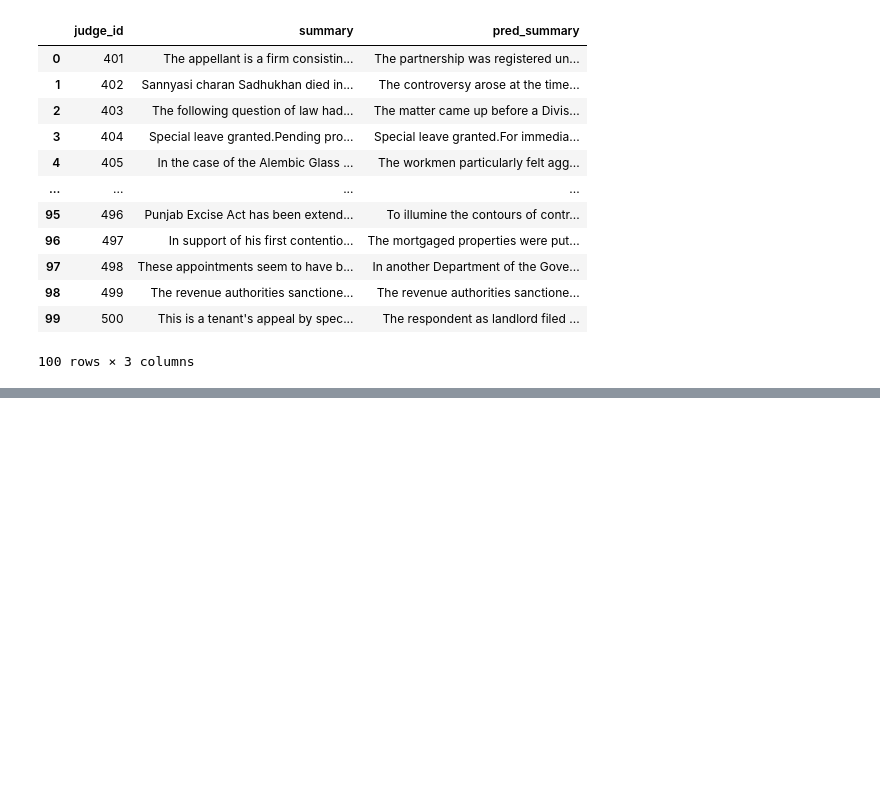
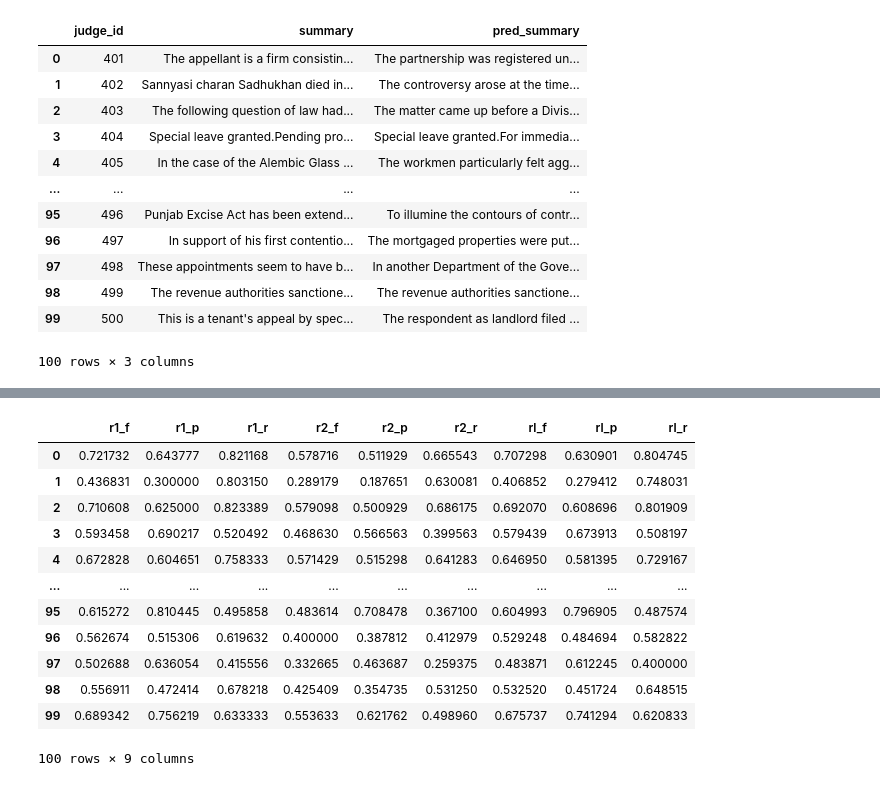
Before and after one commit to sidrusiya/AILA_KFolds, a Jupyter notebook: AILA_Task2.ipynb, the cells around one changed output, grey strips where cells are left out. Cells and saved outputs as stored; diff of their text form; code cells hidden in the pictures; blank space fills up the shorter version.

```diff
--- a/AILA_Task2.ipynb
+++ b/AILA_Task2.ipynb
@@ -317,0 +314,4 @@ df2
+# %%
+dataset = open('/content/drive/MyDrive/nit_agartala_nlp_team2_1.tsv', 'r')
+df2 = pd.read_csv(dataset, sep='\t')
+df2
@@ -371,7 +382,0 @@ Successfully installed rouge-score-0.0.4
-# %%
-from rouge_score import rouge_scorer
-
-scorer = rouge_scorer.RougeScorer(['rouge1', 'rougeL'], use_stemmer=True)
-scores = scorer.score(summary_file['summary'][0],
-                      summary_file['pred_summary'][0])
-scores
@@ -381,11 +382,0 @@ scores
-# %%
-!pip install rouge
-
-from rouge import Rouge
-
-hyps, refs = map(list, zip(*[[summary_file['pred_summary'][i], summary_file['summary'][i]] for i in summary_file.index]))
-
-
-
-rouge = Rouge()
-scores = rouge.get_scores(hyps, refs, avg=True)
@@ -395,0 +383,31 @@ NameError: ignored
+# %%
+rouge_scores= pd.DataFrame(columns=['r1_f', 'r1_p', 'r1_r', 'r2_f', 'r2_p', 'r2_r', 'rl_f', 'rl_p', 'rl_r'])
+
+#for i in range(100):
+  #rouge_scores= rouge_scores.append({'r1_f': 0.0 , 'r1_p': 0.0 , 'r1_r': 0.0 , 'r2_f': 0.0 , 'r2_p': 0.0 , 'r2_r': 0.0 , 'rl_f': 0.0 , 'rl_p': 0.0 , 'rl_r': 0.0 }, ignore_index=True)
+
+
+for i in summary_file.index:
+    if(summary_file['summary'][i]==''):
+      summary_file['summary'][i]+="Empty"
+    if(summary_file['pred_summary'][i]==''):
+      summary_file['pred_summary'][i]+="Empty"
+    scores = rouge.get_scores(summary_file['pred_summary'][i], summary_file['summary'][i])
+    rouge_scores= rouge_scores.append({'r1_f': scores[0]['rouge-1']['f'] , 'r1_p': scores[0]['rouge-1']['p'] , 'r1_r': scores[0]['rouge-1']['r'] , 'r2_f': scores[0]['rouge-2']['f'] , 'r2_p': scores[0]['rouge-2']['p'] , 'r2_r': scores[0]['rouge-2']['r'] , 'rl_f': scores[0]['rouge-l']['f'] , 'rl_p': scores[0]['rouge-l']['p'] , 'rl_r': scores[0]['rouge-l']['r'] }, ignore_index=True)
+
+
+rouge_scores
+# %% [output]
+|  | r1_f | r1_p | r1_r | r2_f | r2_p | r2_r | rl_f | rl_p | rl_r |
+| 0 | 0.721732 | 0.643777 | 0.821168 | 0.578716 | 0.511929 | 0.665543 | 0.707298 | 0.630901 | 0.804745 |
+| 1 | 0.436831 | 0.300000 | 0.803150 | 0.289179 | 0.187651 | 0.630081 | 0.406852 | 0.279412 | 0.748031 |
+| 2 | 0.710608 | 0.625000 | 0.823389 | 0.579098 | 0.500929 | 0.686175 | 0.692070 | 0.608696 | 0.801909 |
+| 3 | 0.593458 | 0.690217 | 0.520492 | 0.468630 | 0.566563 | 0.399563 | 0.579439 | 0.673913 | 0.508197 |
+| 4 | 0.672828 | 0.604651 | 0.758333 | 0.571429 | 0.515298 | 0.641283 | 0.646950 | 0.581395 | 0.729167 |
+| ... | ... | ... | ... | ... | ... | ... | ... | ... | ... |
+| 95 | 0.615272 | 0.810445 | 0.495858 | 0.483614 | 0.708478 | 0.367100 | 0.604993 | 0.796905 | 0.487574 |
+| 96 | 0.562674 | 0.515306 | 0.619632 | 0.400000 | 0.387812 | 0.412979 | 0.529248 | 0.484694 | 0.582822 |
+| 97 | 0.502688 | 0.636054 | 0.415556 | 0.332665 | 0.463687 | 0.259375 | 0.483871 | 0.612245 | 0.400000 |
+| 98 | 0.556911 | 0.472414 | 0.678218 | 0.425409 | 0.354735 | 0.531250 | 0.532520 | 0.451724 | 0.648515 |
+| 99 | 0.689342 | 0.756219 | 0.633333 | 0.553633 | 0.621762 | 0.498960 | 0.675737 | 0.741294 | 0.620833 |
+100 rows × 9 columns
```
Also changed, not shown: parts of 15 cells of this notebook.
